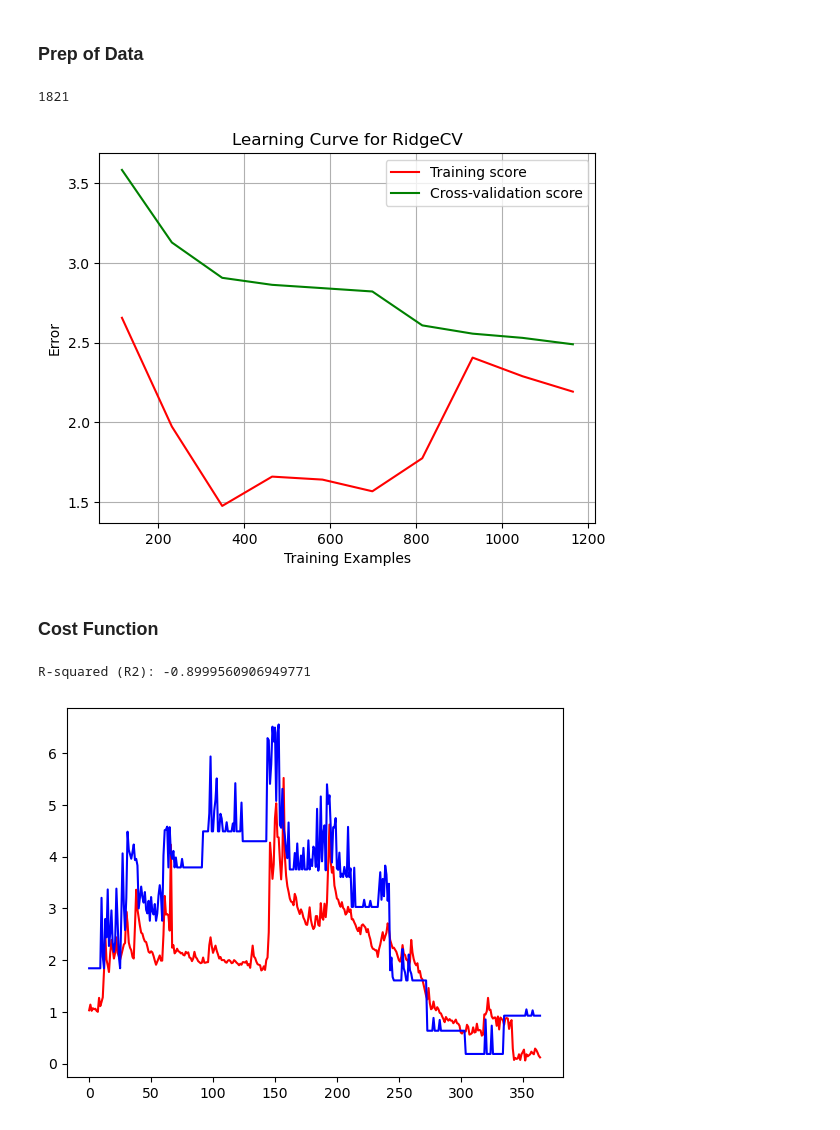
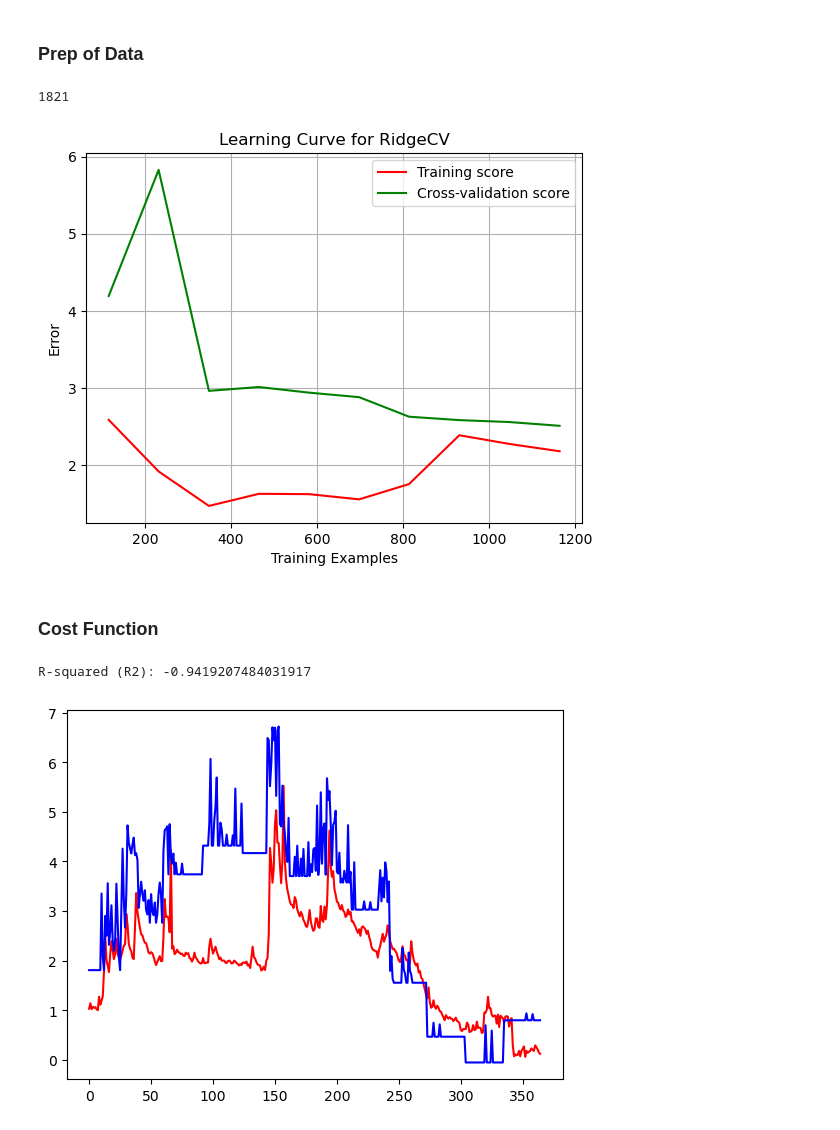
Before and after one commit to Barb02/TAA_ForecastingRiverDischarge, a Jupyter notebook: withoutRDPolinomial.ipynb, the cells around one changed output. Drawn from its saved outputs; the diff is of its cells as text; code cells hidden in the pictures.

```diff
--- a/withoutRDPolinomial.ipynb
+++ b/withoutRDPolinomial.ipynb
@@ -102,39 +102,39 @@ X_testN = X_normalized[cut:,:]
 y_test = y[cut:]
 
 # Define a range of alpha values to test
-alphas = [0.01,0.1,1,10,100]
+alphas = [0.01,0.1,1]
 
 
 ridge_cv = linear_model.RidgeCV(alphas=alphas)
 
 # Create learning curve
 train_sizes, train_errors, valid_errors = learning_curve(
     ridge_cv, X_trainN, y_train, train_sizes=np.linspace(0.1, 1.0, 10),scoring=lambda estimator, X, y: mean_squared_error(y, estimator.predict(X)))
 
 # Calculate mean and standard deviation of training and validation errors
 train_errors_mean = np.mean(train_errors, axis=1)
 train_errors_std = np.std(train_errors, axis=1)
 valid_errors_mean = np.mean(valid_errors, axis=1)
 valid_errors_std = np.std(valid_errors, axis=1)
 
 # Plot learning curve
 plt.figure()
 plt.title("Learning Curve for RidgeCV")
 plt.xlabel("Training Examples")
 plt.ylabel("Error")
 
 plt.grid()
 
 plt.plot(train_sizes, train_errors_mean, '-', color="r",
          label="Training score")
 plt.plot(train_sizes, valid_errors_mean, '-', color="g",
          label="Cross-validation score")
 
 plt.legend(loc="best")
 plt.show()
 # %% [output]
 1821
-[figure, old version]
+[figure, new version]
 # %% [markdown]
 ### Cost Function
 # %%
@@ -147,5 +147,5 @@ r2 = r2_score(y_test, prdict)
 print("R-squared (R2):", r2)
 print()
 # %% [output]
-R-squared (R2): -0.8999560906949771
+R-squared (R2): -0.9419207484031917
-[figure, old version]
+[figure, new version]
```
Also changed, not shown: 1 other file.
